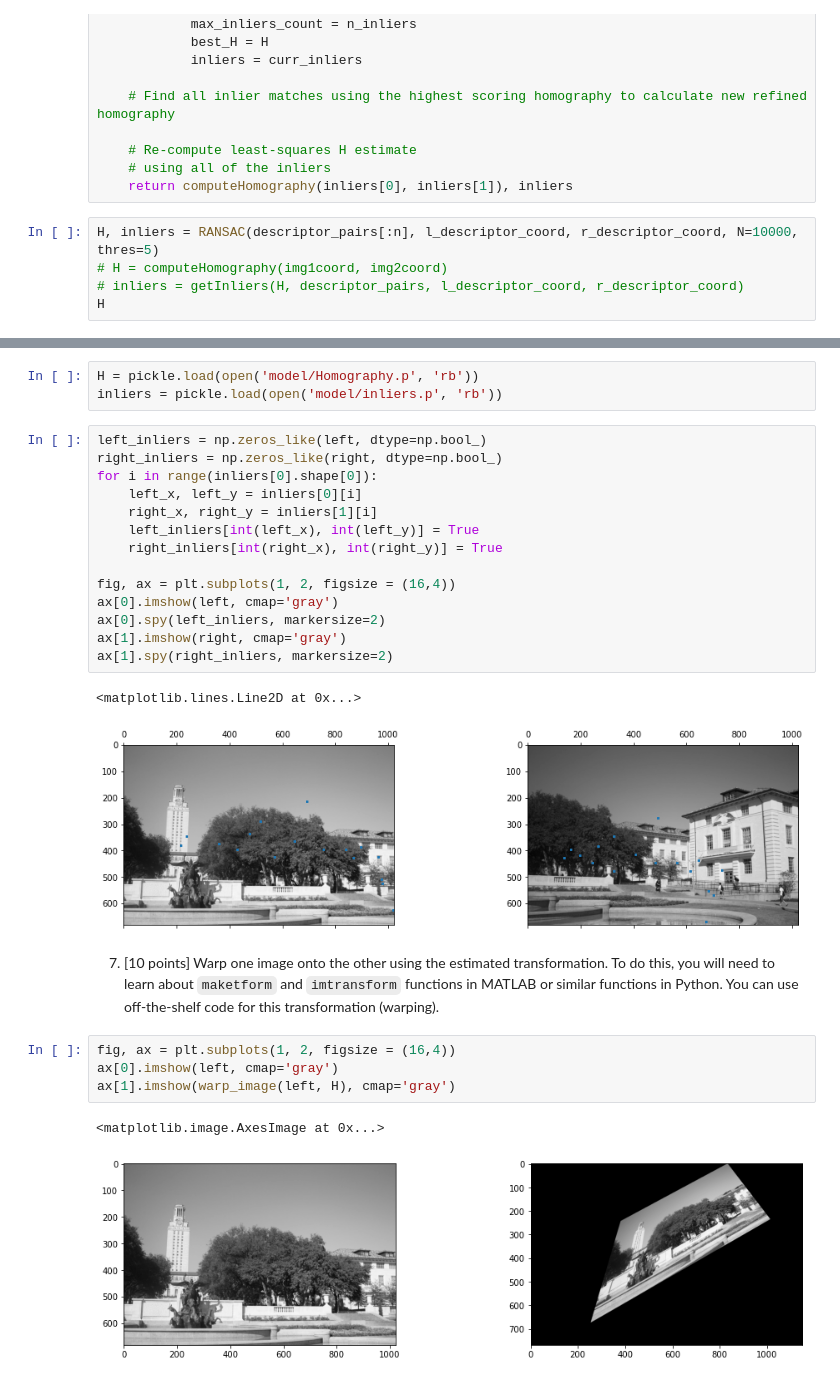
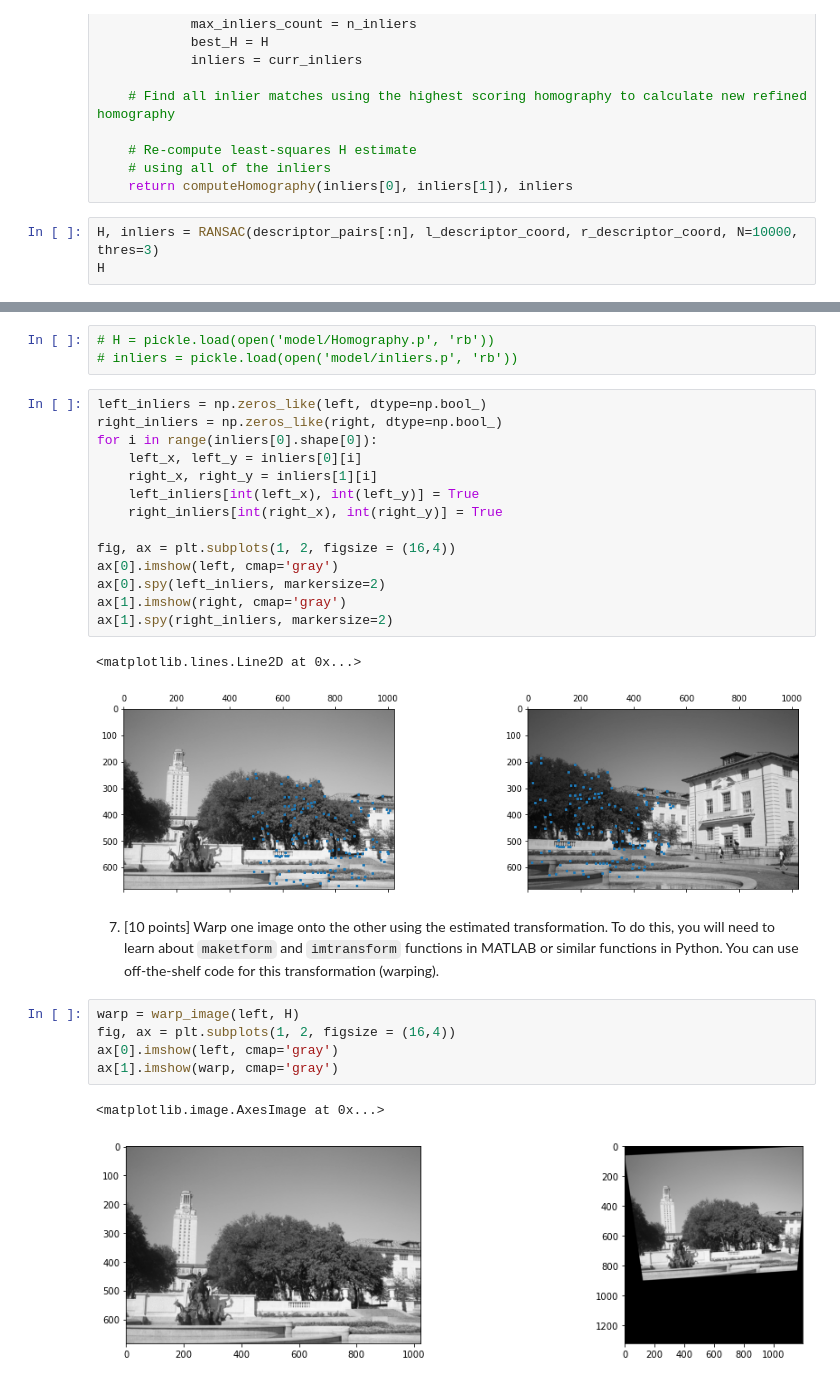
Before and after one commit to EYH0602/CV_HW2, a Jupyter notebook: hw2.ipynb, the cells around one changed output, grey strips where cells are left out. Cells and saved outputs as stored; diff of their text form.

Commit message:
feat: add fine tuned parameter for homography

```diff
--- a/hw2.ipynb
+++ b/hw2.ipynb
@@ -203,8 +203,6 @@ def RANSAC(pairs, lcoord, rcoord, N=10, thres=100):
     # using all of the inliers
     return computeHomography(inliers[0], inliers[1]), inliers
 # %%
-H, inliers = RANSAC(descriptor_pairs[:n], l_descriptor_coord, r_descriptor_coord, N=10000, thres=5)
-# H = computeHomography(img1coord, img2coord)
-# inliers = getInliers(H, descriptor_pairs, l_descriptor_coord, r_descriptor_coord)
+H, inliers = RANSAC(descriptor_pairs[:n], l_descriptor_coord, r_descriptor_coord, N=10000, thres=3)
 H
 # %% [output]
@@ -218,6 +216,6 @@ inliers[0].shape
 # %%
-H = pickle.load(open('model/Homography.p', 'rb'))
-inliers = pickle.load(open('model/inliers.p', 'rb'))
+# H = pickle.load(open('model/Homography.p', 'rb'))
+# inliers = pickle.load(open('model/inliers.p', 'rb'))
 # %%
 left_inliers = np.zeros_like(left, dtype=np.bool_)
 right_inliers = np.zeros_like(right, dtype=np.bool_)
@@ -234,16 +232,17 @@ ax[1].imshow(right, cmap='gray')
 ax[1].spy(right_inliers, markersize=2)
 # %% [output]
 <matplotlib.lines.Line2D at 0x...>
-[figure, old version]
+[figure, new version]
 # %% [markdown]
 7. [10 points] Warp one image onto the other using the estimated transformation. To do this, you will need to learn about `maketform` and `imtransform` functions in MATLAB or similar functions in Python. You can use off-the-shelf code for this transformation (warping).
 # %%
+warp = warp_image(left, H)
 fig, ax = plt.subplots(1, 2, figsize = (16,4))
 ax[0].imshow(left, cmap='gray')
-ax[1].imshow(warp_image(left, H), cmap='gray')
+ax[1].imshow(warp, cmap='gray')
 # %% [output]
 <matplotlib.image.AxesImage at 0x...>
-[figure, old version]
+[figure, new version]
 # %%
 h = left.shape[0] + right.shape[0]
 w = left.shape[1] + right.shape[1]
```
Also changed, not shown: parts of 3 cells of this notebook.
